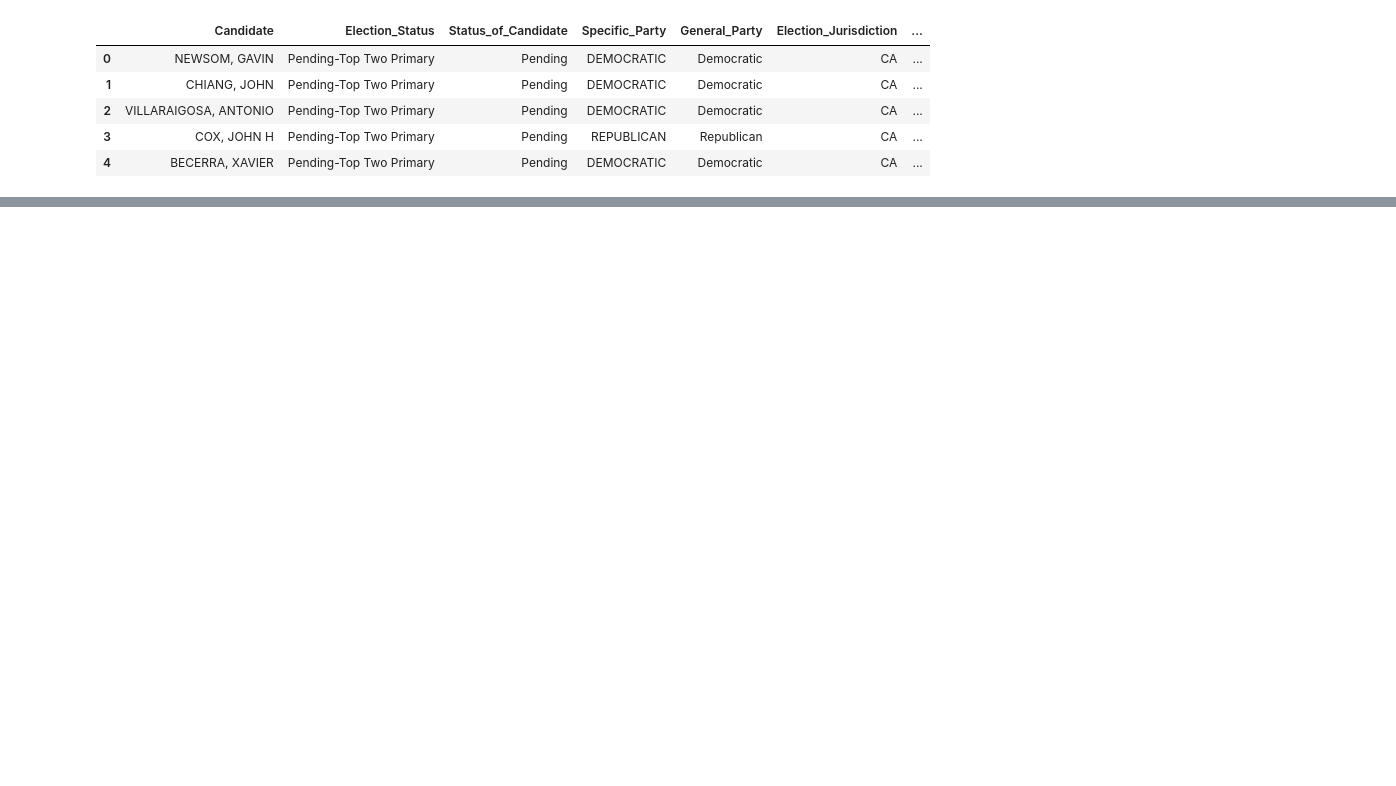
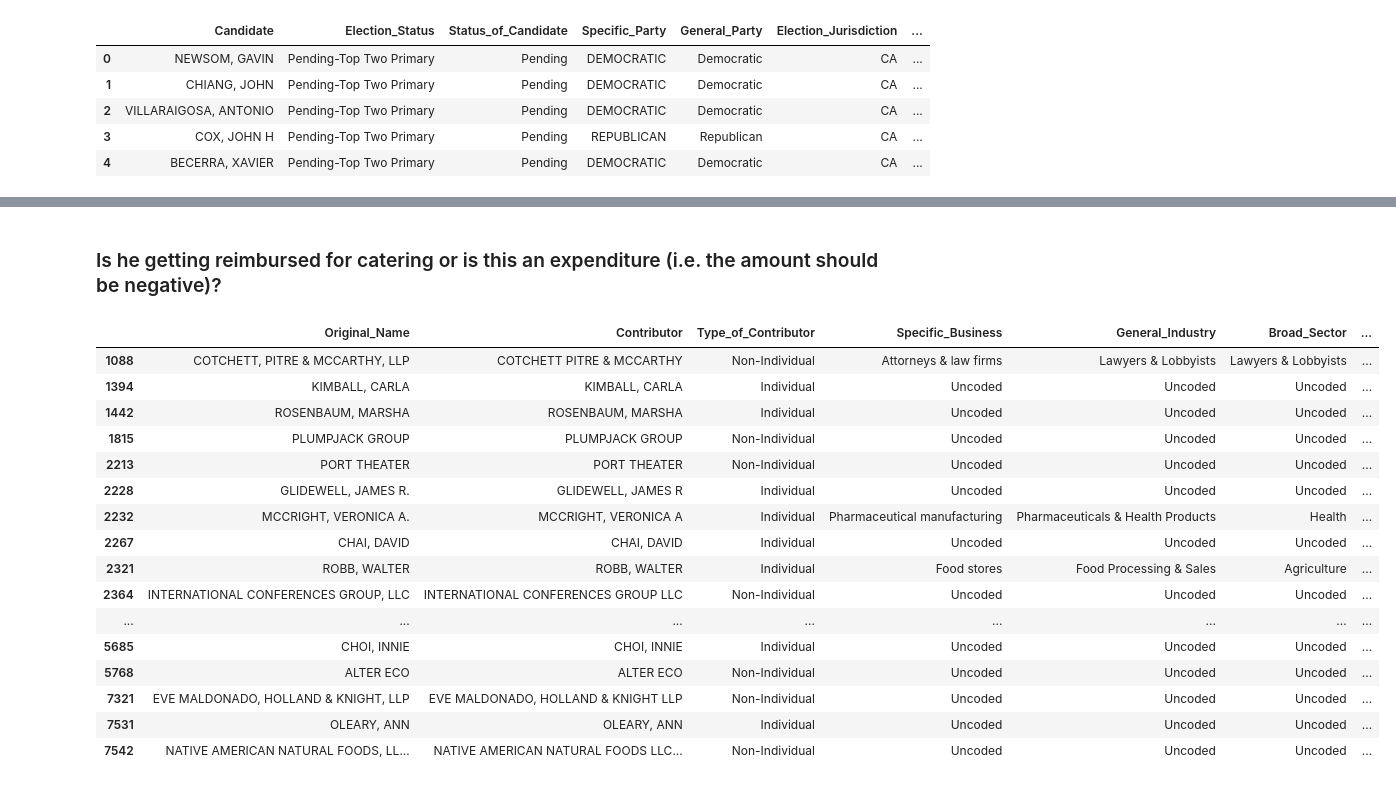
Before and after one commit to pstetz/misc, a Jupyter notebook: in_progress/pandas_elections/2018.ipynb, the cells around one changed output, grey strips where cells are left out. Cells and saved outputs as stored; diff of their text form; code cells hidden in the pictures; blank space fills up the shorter version.

```diff
--- a/in_progress/pandas_elections/2018.ipynb
+++ b/in_progress/pandas_elections/2018.ipynb
@@ -81,0 +165,22 @@ Index(['request', 'Original_Name:token', 'Original_Name:id', 'Original_Name',
+# %% [markdown]
+### Is he getting reimbursed for catering or is this an expenditure (i.e. the amount should be negative)?
+# %%
+newsom[newsom["Purpose"] == "Fundraising Catering"]
+# %% [output]
+|  | Original_Name | Contributor | Type_of_Contributor | Specific_Business | General_Industry | Broad_Sector | ... |
+| 1088 | COTCHETT, PITRE & MCCARTHY, LLP | COTCHETT PITRE & MCCARTHY | Non-Individual | Attorneys & law firms | Lawyers & Lobbyists | Lawyers & Lobbyists | ... |
+| 1394 | KIMBALL, CARLA | KIMBALL, CARLA | Individual | Uncoded | Uncoded | Uncoded | ... |
+| 1442 | ROSENBAUM, MARSHA | ROSENBAUM, MARSHA | Individual | Uncoded | Uncoded | Uncoded | ... |
+| 1815 | PLUMPJACK GROUP | PLUMPJACK GROUP | Non-Individual | Uncoded | Uncoded | Uncoded | ... |
+| 2213 | PORT THEATER | PORT THEATER | Non-Individual | Uncoded | Uncoded | Uncoded | ... |
+| 2228 | GLIDEWELL, JAMES R. | GLIDEWELL, JAMES R | Individual | Uncoded | Uncoded | Uncoded | ... |
+| 2232 | MCCRIGHT, VERONICA A. | MCCRIGHT, VERONICA A | Individual | Pharmaceutical manufacturing | Pharmaceuticals & Health Products | Health | ... |
+| 2267 | CHAI, DAVID | CHAI, DAVID | Individual | Uncoded | Uncoded | Uncoded | ... |
+| 2321 | ROBB, WALTER | ROBB, WALTER | Individual | Food stores | Food Processing & Sales | Agriculture | ... |
+| 2364 | INTERNATIONAL CONFERENCES GROUP, LLC | INTERNATIONAL CONFERENCES GROUP LLC | Non-Individual | Uncoded | Uncoded | Uncoded | ... |
+| ... | ... | ... | ... | ... | ... | ... | ... |
+| 5685 | CHOI, INNIE | CHOI, INNIE | Individual | Uncoded | Uncoded | Uncoded | ... |
+| 5768 | ALTER ECO | ALTER ECO | Non-Individual | Uncoded | Uncoded | Uncoded | ... |
+| 7321 | EVE MALDONADO, HOLLAND & KNIGHT, LLP | EVE MALDONADO, HOLLAND & KNIGHT LLP | Non-Individual | Uncoded | Uncoded | Uncoded | ... |
+| 7531 | OLEARY, ANN | OLEARY, ANN | Individual | Uncoded | Uncoded | Uncoded | ... |
+| 7542 | NATIVE AMERICAN NATURAL FOODS, LL... | NATIVE AMERICAN NATURAL FOODS LLC... | Non-Individual | Uncoded | Uncoded | Uncoded | ... |
```
Also changed, not shown: parts of 25 cells of this notebook, 2 other files.
